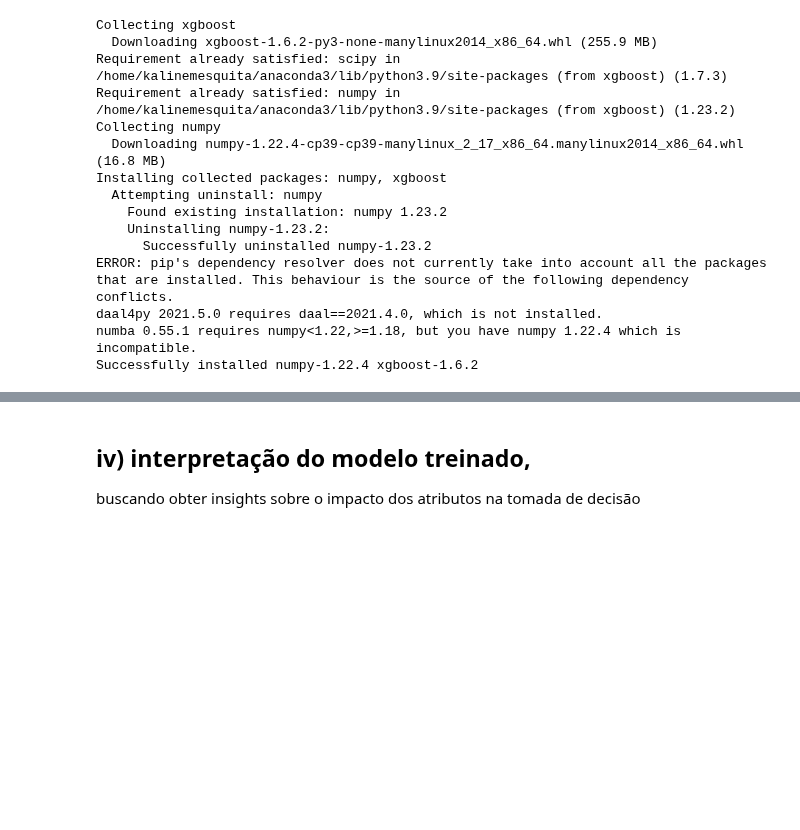
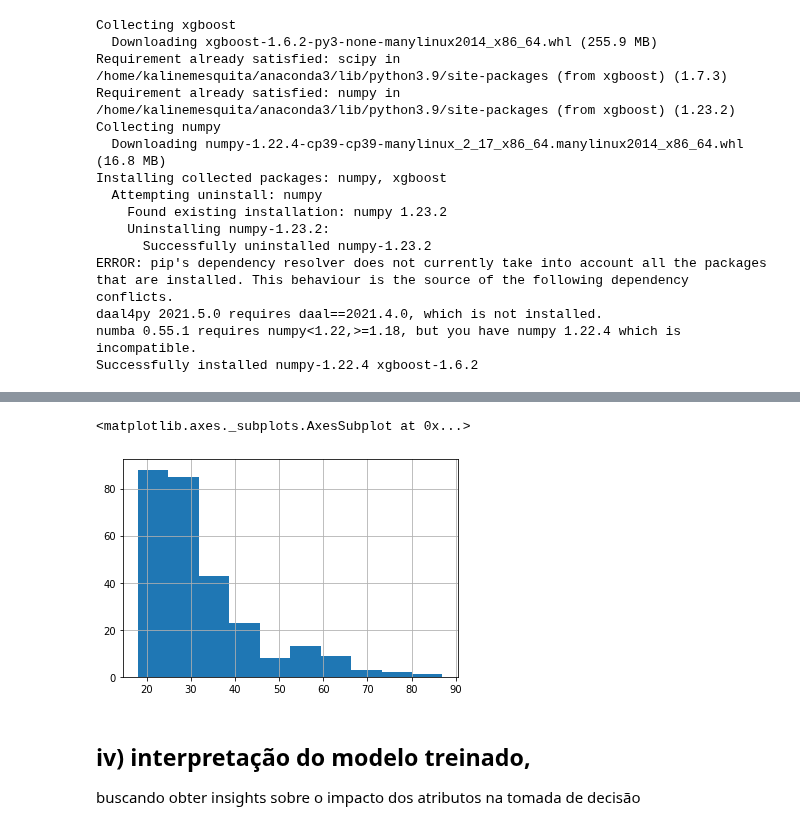
Before and after one commit to kaline/TrabalhoFinalML, a Jupyter notebook: dataset.ipynb, the cells around one changed output, grey strips where cells are left out. Drawn from its saved outputs; the diff is of its cells as text; code cells hidden in the pictures; blank space fills up the shorter version.

```diff
--- a/dataset.ipynb
+++ b/dataset.ipynb
@@ -743,0 +817,4 @@ colunas = X_train.columns
+# %%
+df['age'] = df['age'].astype('int')
+df['age_Type'] = df['age'].apply(lambda x: type(x).__name__)
+df['age']
@@ -744,3 +834,8 @@ colunas = X_train.columns
+# %%
+df['age'].hist()
+# %% [output]
+<matplotlib.axes._subplots.AxesSubplot at 0x...>
+[figure, added]
 # %% [markdown]
 ## iv) interpretação do modelo treinado,
 buscando obter insights sobre o impacto dos atributos na tomada de decisão
```
Also changed, not shown: parts of 10 cells of this notebook.
